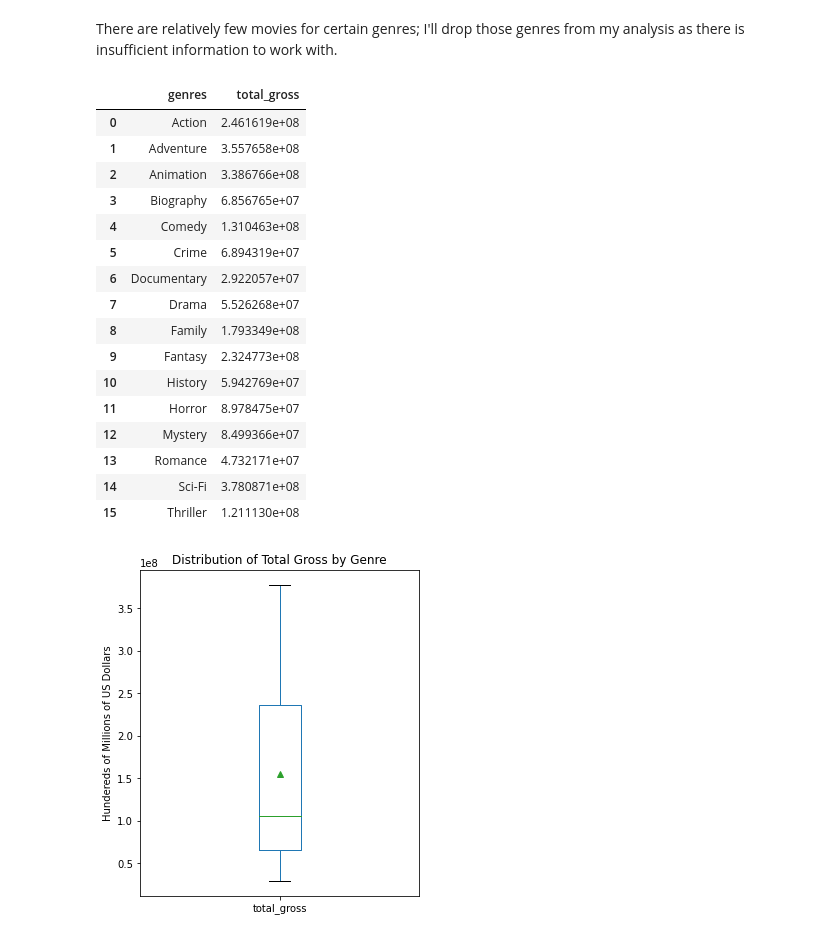
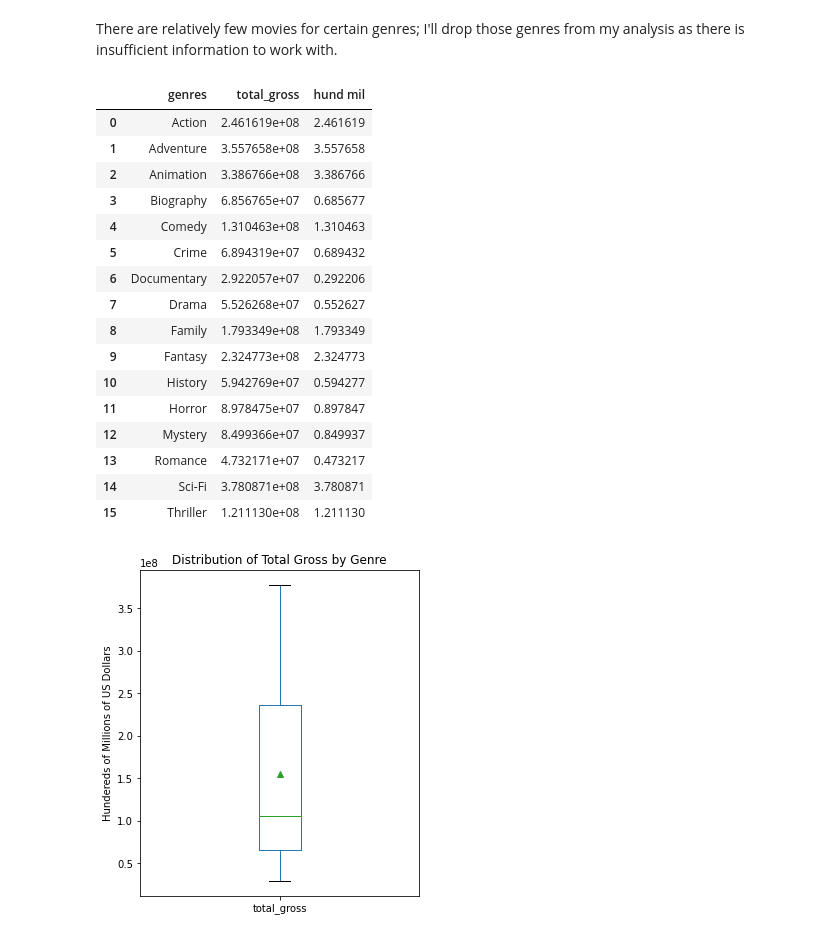
Before and after one commit to terminalcoder/Movie-Earnings-Analysis, a Jupyter notebook: Movie Earnings Analysis Notebook.ipynb, the cells around one changed output. Drawn from its saved outputs; the diff is of its cells as text; code cells hidden in the pictures.

```diff
--- a/Movie Earnings Analysis Notebook.ipynb
+++ b/Movie Earnings Analysis Notebook.ipynb
@@ -419,27 +419,28 @@ genres_df = genres_df[genres_df.groupby('genres')['genres'].transform('size') >=
 # %%
 # group the movie data by genre to compare profitability of each genre
 gnr_mean = genres_df.groupby('genres').mean()
 gnr_mean.reset_index(inplace=True)
 # view the dataframe
+gnr_mean['hund mil'] = gnr_mean['total_gross']/100000000
 gnr_mean
 # %% [output]
-|  | genres | total_gross |
-| 0 | Action | 2.461619e+08 |
-| 1 | Adventure | 3.557658e+08 |
-| 2 | Animation | 3.386766e+08 |
-| 3 | Biography | 6.856765e+07 |
-| 4 | Comedy | 1.310463e+08 |
-| 5 | Crime | 6.894319e+07 |
-| 6 | Documentary | 2.922057e+07 |
-| 7 | Drama | 5.526268e+07 |
-| 8 | Family | 1.793349e+08 |
-| 9 | Fantasy | 2.324773e+08 |
-| 10 | History | 5.942769e+07 |
-| 11 | Horror | 8.978475e+07 |
-| 12 | Mystery | 8.499366e+07 |
-| 13 | Romance | 4.732171e+07 |
-| 14 | Sci-Fi | 3.780871e+08 |
-| 15 | Thriller | 1.211130e+08 |
+|  | genres | total_gross | hund mil |
+| 0 | Action | 2.461619e+08 | 2.461619 |
+| 1 | Adventure | 3.557658e+08 | 3.557658 |
+| 2 | Animation | 3.386766e+08 | 3.386766 |
+| 3 | Biography | 6.856765e+07 | 0.685677 |
+| 4 | Comedy | 1.310463e+08 | 1.310463 |
+| 5 | Crime | 6.894319e+07 | 0.689432 |
+| 6 | Documentary | 2.922057e+07 | 0.292206 |
+| 7 | Drama | 5.526268e+07 | 0.552627 |
+| 8 | Family | 1.793349e+08 | 1.793349 |
+| 9 | Fantasy | 2.324773e+08 | 2.324773 |
+| 10 | History | 5.942769e+07 | 0.594277 |
+| 11 | Horror | 8.978475e+07 | 0.897847 |
+| 12 | Mystery | 8.499366e+07 | 0.849937 |
+| 13 | Romance | 4.732171e+07 | 0.473217 |
+| 14 | Sci-Fi | 3.780871e+08 | 3.780871 |
+| 15 | Thriller | 1.211130e+08 | 1.211130 |
 # %%
 # get a sense of the distribution of total_gross by genre
 gnr_mean.plot(title= 'Distribution of Total Gross by Genre', y = 'total_gross', ylabel= 'Hundereds of Millions of US Dollars',
```
Also changed, not shown: parts of 5 cells of this notebook, 2 other files.
